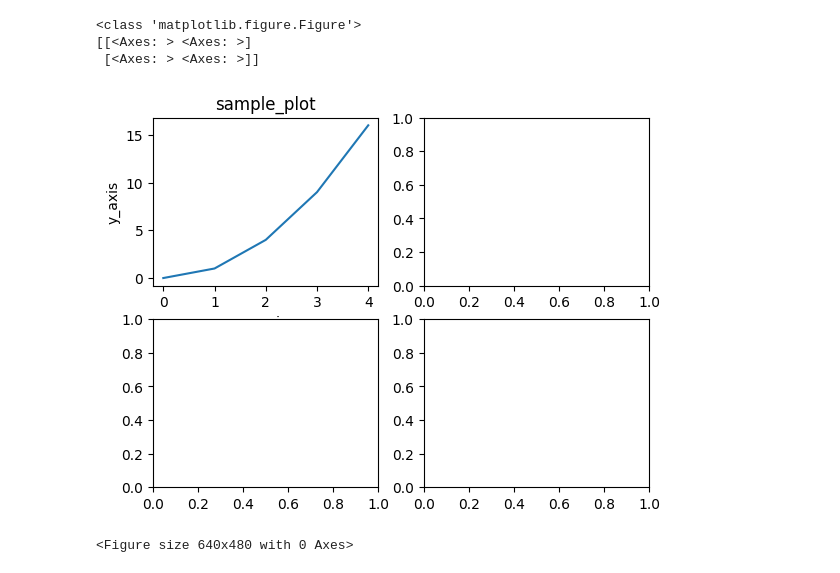
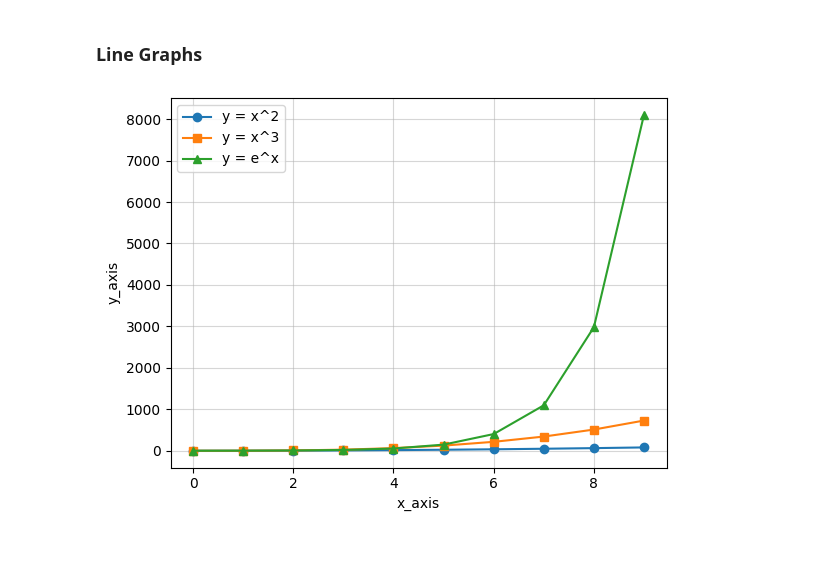
Before and after one commit to Amir-Fasil/Learning-Qiskit, a Jupyter notebook: matplotlib.ipynb, the cells around one changed output. Cells and saved outputs as stored; diff of their text form; code cells hidden in the pictures.

```diff
--- a/matplotlib.ipynb
+++ b/matplotlib.ipynb
@@ -2,25 +2,22 @@
 import matplotlib.pyplot as plt
 import numpy as np
 import pandas as pd
+# %% [markdown]
+### Line Graphs
 # %%
-x = [0, 1, 2, 3, 4]
-y = [0, 1, 4, 9, 16]
+x = np.arange(10)
+y = np.square(x)
+z = np.power(x,3)
+e = np.exp(x)
 
-(fig , ax) = plt.subplots(2,2)
-print(type(fig))
-print(ax)
-ax[0,0].set_title("sample_plot")
-ax[0,0].set_xlabel("x_axis")
-ax[0,0].set_ylabel("y_axis")
-ax[0,0].plot(x,y)
+fig , ax = plt.subplots()
+ax.plot(x,y, label='y = x^2', marker = 'o')
+ax.plot(x,z, label='y = x^3', marker = 's')
+ax.plot(x,e, label='y = e^x', marker = '^')
+ax.legend()
+ax.set_xlabel("x_axis")
+ax.set_ylabel("y_axis")
+ax.grid(True, alpha = 0.51)
 plt.show()
 # %% [output]
-<class 'matplotlib.figure.Figure'>
-[[<Axes: > <Axes: >]
- [<Axes: > <Axes: >]]
-[figure, old version]
+[figure, new version]
-# %%
-fog = plt.figure()
-plt.show()
-# %% [output]
-<Figure size 640x480 with 0 Axes>
```
Also changed, not shown: parts of 6 cells of this notebook, 3 other files.
